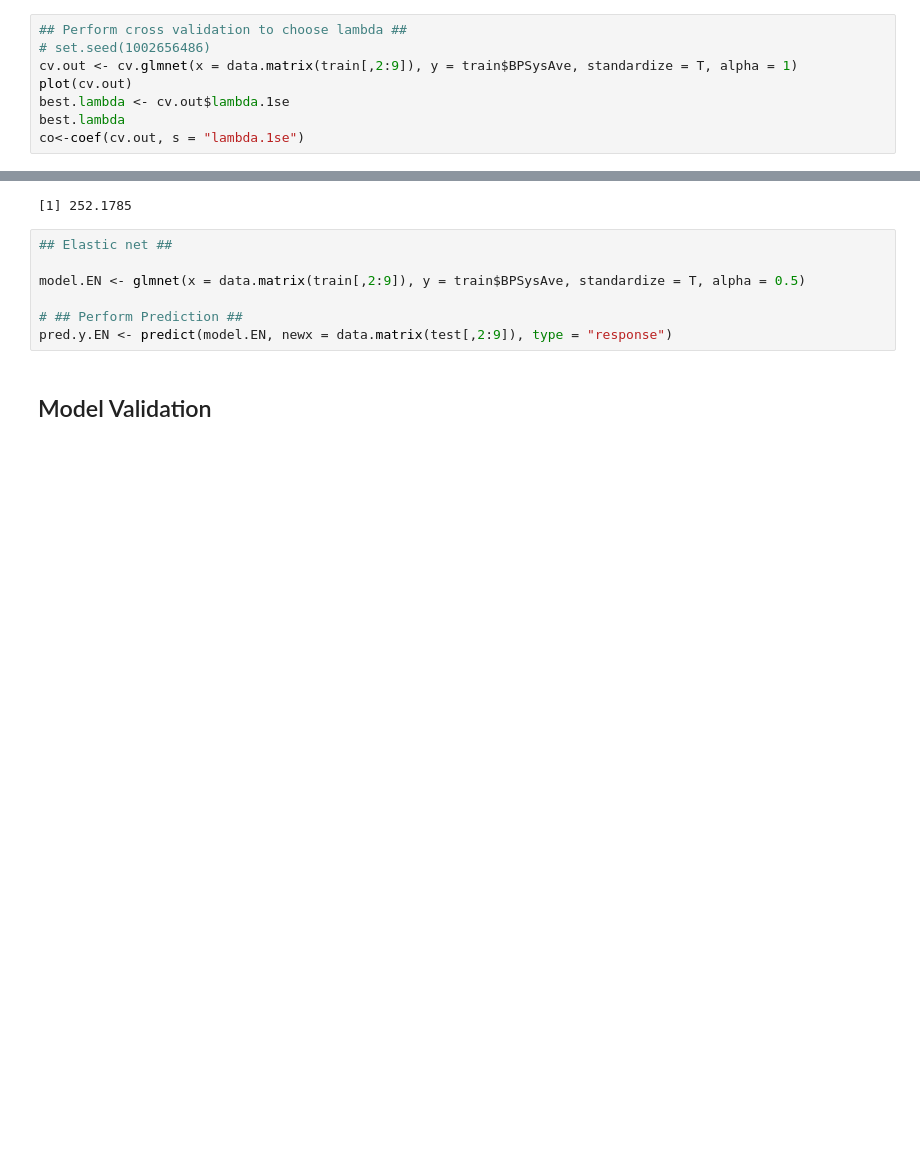
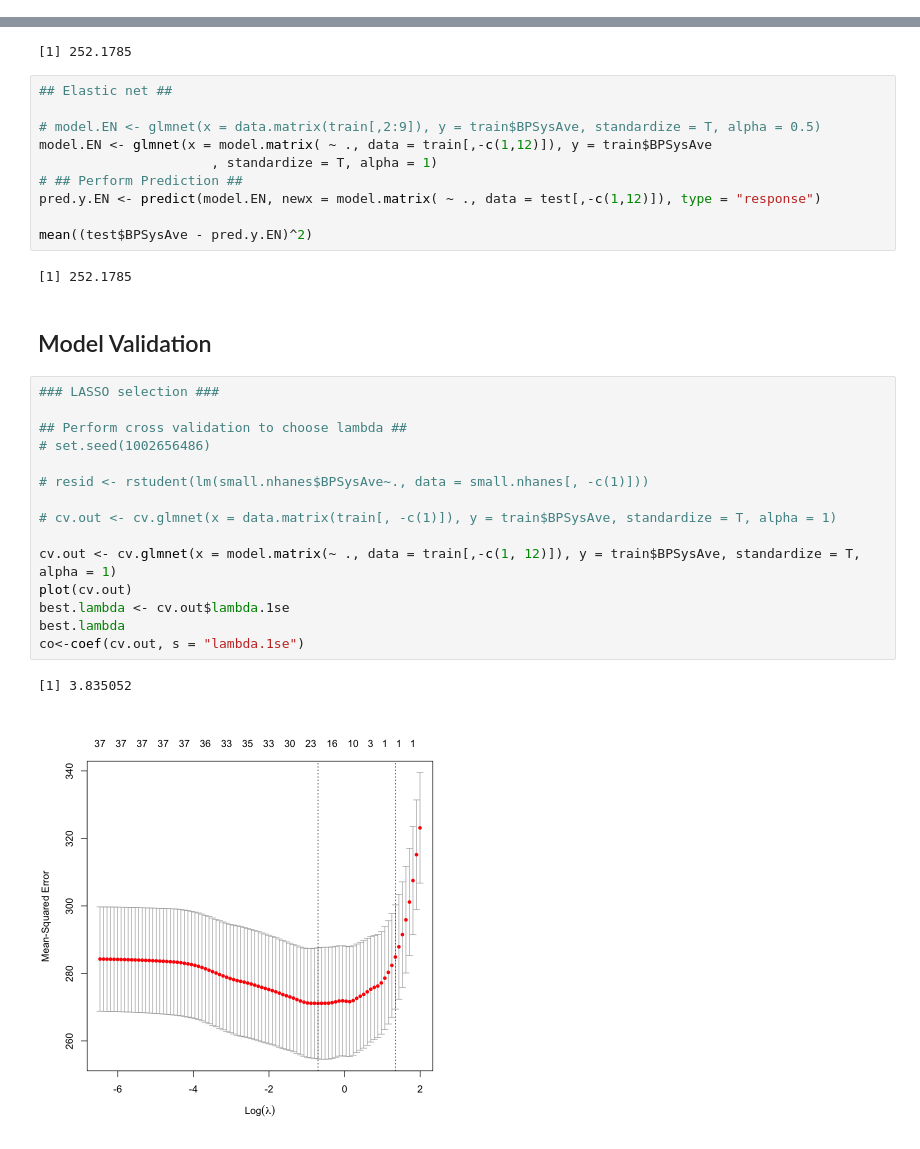
Before and after one commit to 22victoryy/methods-data-analysis, a Jupyter notebook: final/code/STA302 Final.ipynb, the cells around one changed output, grey strips where cells are left out. Saved outputs shown, nothing was run; the diff lists cells and outputs as text; blank space fills up the shorter version.

```diff
--- a/final/code/STA302 Final.ipynb
+++ b/final/code/STA302 Final.ipynb
@@ -222,11 +208,3 @@ A matrix: 15 × 3 of type dbl
 A VIF between 5 and 10 indicates high correlation that may be problematic. And if the VIF goes above 10, you can assume that the regression coefficients are poorly estimated due to multicollinearity.
 # %% [markdown]
 ## Variable Selection (Model Selection) ##
-# %%
-## Perform cross validation to choose lambda ##
-# set.seed(1002656486)
-cv.out <- cv.glmnet(x = data.matrix(train[,2:9]), y = train$BPSysAve, standardize = T, alpha = 1)
-plot(cv.out)
-best.lambda <- cv.out$lambda.1se
-best.lambda
-co<-coef(cv.out, s = "lambda.1se")
@@ -309,9 +305,32 @@ mean((test$BPSysAve - pred.y.lasso)^2)
 # %%
 ## Elastic net ##
 
-model.EN <- glmnet(x = data.matrix(train[,2:9]), y = train$BPSysAve, standardize = T, alpha = 0.5)
+# model.EN <- glmnet(x = data.matrix(train[,2:9]), y = train$BPSysAve, standardize = T, alpha = 0.5)
+model.EN <- glmnet(x = model.matrix( ~ ., data = train[,-c(1,12)]), y = train$BPSysAve
+                      , standardize = T, alpha = 1)
+# ## Perform Prediction ##
+pred.y.EN <- predict(model.EN, newx = model.matrix( ~ ., data = test[,-c(1,12)]), type = "response")
 
-# ## Perform Prediction ##
-pred.y.EN <- predict(model.EN, newx = data.matrix(test[,2:9]), type = "response")
+mean((test$BPSysAve - pred.y.EN)^2)
+# %% [output]
+[1] 252.1785
 # %% [markdown]
 ## Model Validation ##
+# %%
+### LASSO selection ###
+
+## Perform cross validation to choose lambda ##
+# set.seed(1002656486)
+
+# resid <- rstudent(lm(small.nhanes$BPSysAve~., data = small.nhanes[, -c(1)]))
+
+# cv.out <- cv.glmnet(x = data.matrix(train[, -c(1)]), y = train$BPSysAve, standardize = T, alpha = 1)
+
+cv.out <- cv.glmnet(x = model.matrix(~ ., data = train[,-c(1, 12)]), y = train$BPSysAve, standardize = T, alpha = 1)
+plot(cv.out)
+best.lambda <- cv.out$lambda.1se
+best.lambda
+co<-coef(cv.out, s = "lambda.1se")
+# %% [output]
+[1] 3.835052
+[figure, added]
```
Also changed, not shown: parts of 10 cells of this notebook, 5 other files.
